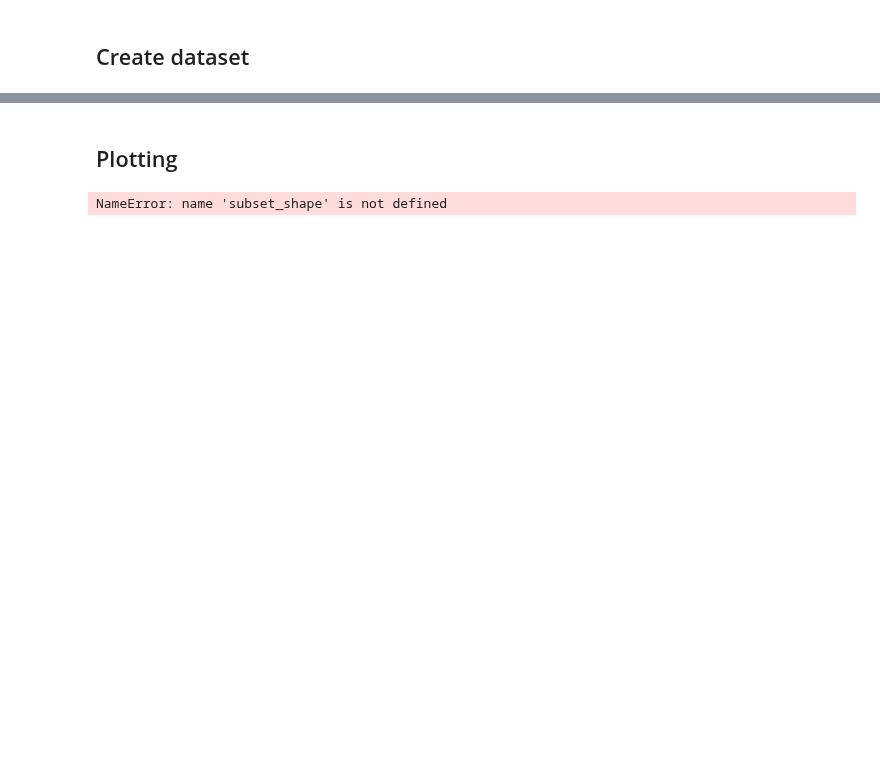
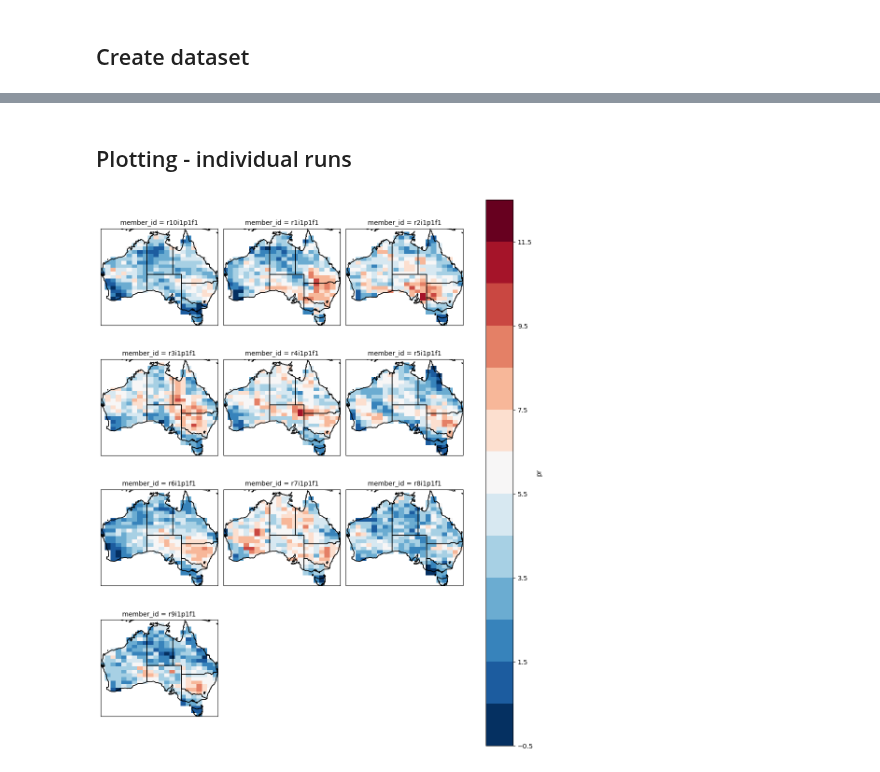
Before and after one commit to AusClimateService/qq-workflows, a Jupyter notebook: qdc-cmip6/validation/monthly.ipynb, the cells around one changed output, grey strips where cells are left out. Cells and saved outputs as stored; diff of their text form; code cells hidden in the pictures; blank space fills up the shorter version.

```diff
--- a/qdc-cmip6/validation/monthly.ipynb
+++ b/qdc-cmip6/validation/monthly.ipynb
@@ -232,5 +184,5 @@ Data variables:
 # %% [markdown]
-## Plotting
+## Plotting - individual runs
 # %%
 shape = gp.read_file('/g/data/ia39/aus-ref-clim-data-nci/shapefiles/data/australia/australia.shp')
 # %%
@@ -239,31 +191,31 @@ count = increase.sum(dim='month')
 # %%
 count = subset_shape(count, shape=shape)
 p = count.plot(
     col='member_id',
     transform=ccrs.PlateCarree(),
-#    cmap=cmap,
-#    figsize=[20, 5.5],
+#    figsize=[20, 20],
+    col_wrap=3,
     subplot_kws={'projection': ccrs.PlateCarree(),},
     levels=[-0.5, 0.5, 1.5, 2.5, 3.5, 4.5, 5.5, 6.5, 7.5, 8.5, 9.5, 10.5, 11.5, 12.5],
 )
-#fig.colorbar(
-#    cax,
+#plt.colorbar(
+#    p,
 #    ticks=[0, 1, 2, 3, 4, 5, 6, 7, 8, 9, 10, 11, 12],
-#   label='number of months',
+#    label='number of months',
 #)
 xmin = 112.92
 xmax = 153.63
 ymin = -43.625
 ymax = -10.07
 for ax in p.axes.flat:
     ax.set_extent([xmin, xmax, ymin, ymax], crs=ccrs.PlateCarree())
     ax.coastlines()
     ax.add_feature(cartopy.feature.STATES)
 
-plt.sup_title('Number of months where the climatological mean increases')
+plt.title('Number of months where the climatological mean increases')
 plt.show()
 # %% [output]
-NameError: name 'subset_shape' is not defined
+[figure, added]
 # %%
 city_lat_lon = {
     'Hobart': (-42.9, 147.3),
```
Also changed, not shown: parts of 27 cells of this notebook.
